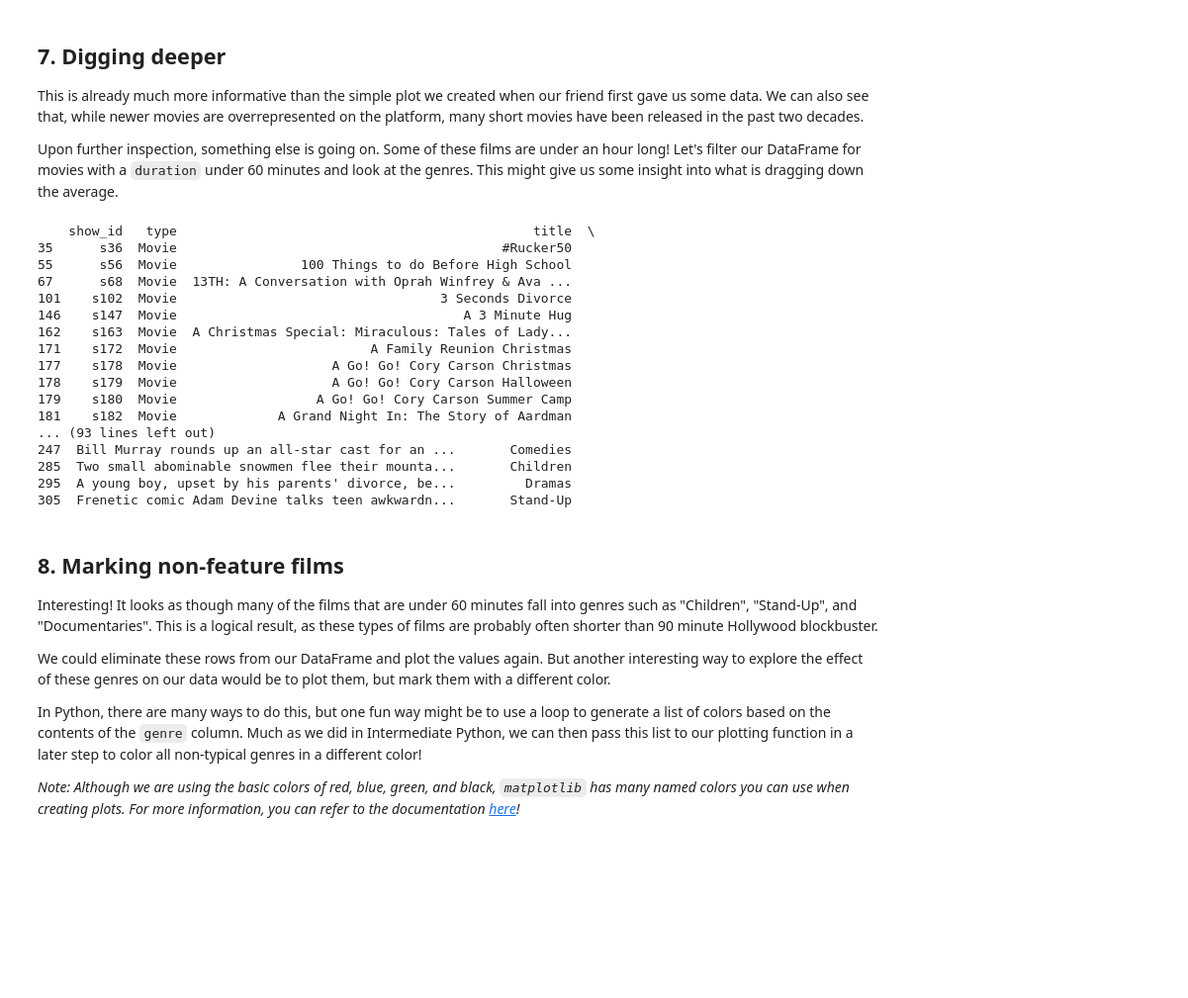
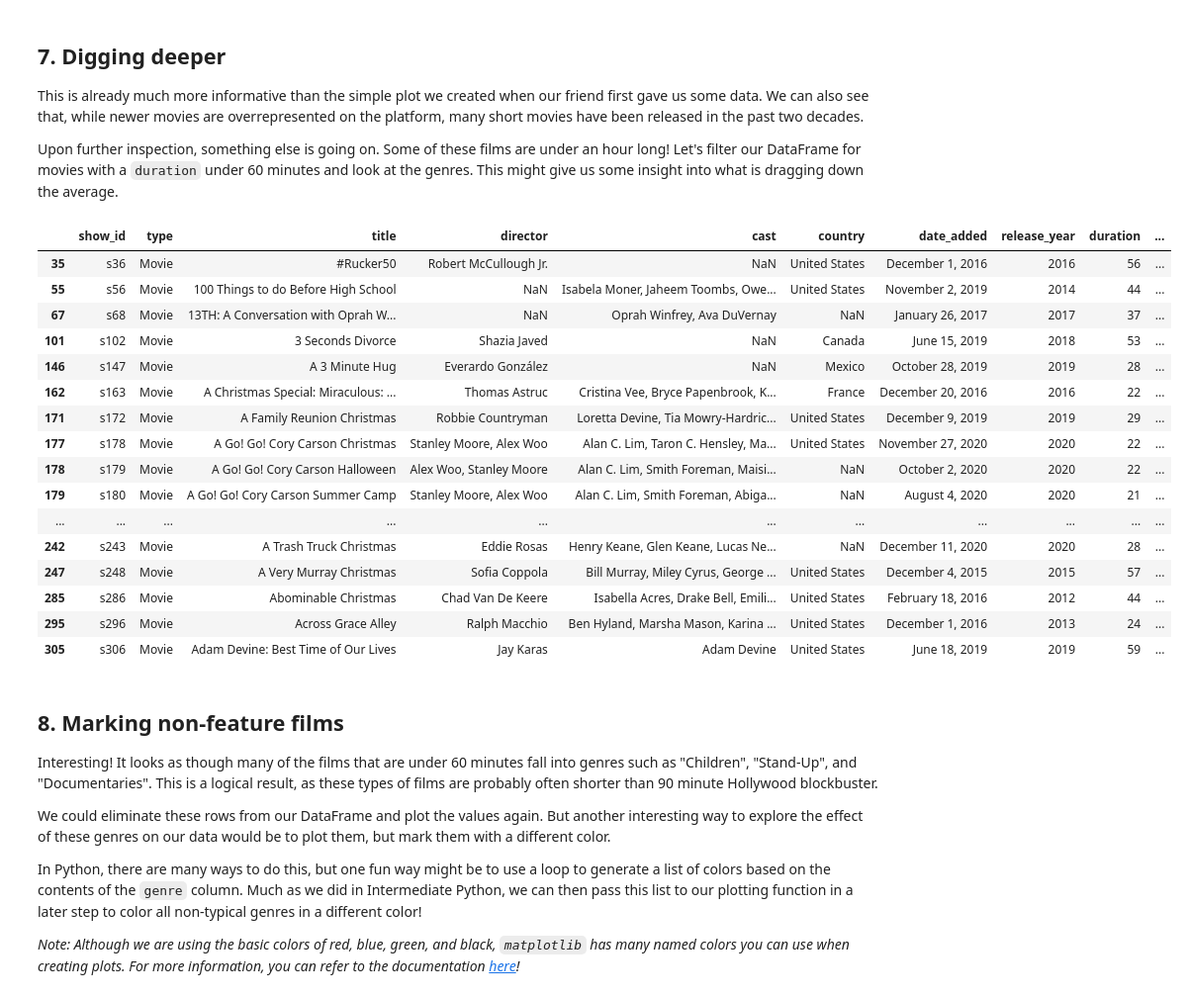
Before and after one commit to Tadeni00/Data_Analysis, a Jupyter notebook: netflix_movies.ipynb, the cells around one changed output. Shown at 99% size. Cells and saved outputs as stored; diff of their text form; code cells hidden in the pictures; blank space fills up the shorter version.

```diff
--- a/netflix_movies.ipynb
+++ b/netflix_movies.ipynb
@@ -145,27 +146,27 @@ Text(0, 0.5, 'Durations')
 # %%
 # Filter for durations shorter than 60 minutes
 short_movies = pd.DataFrame(netflix_df[(netflix_df['type'] == 'Movie') & (netflix_df['duration'] < 60)])
 
 # Print the first 20 rows of short_movies
-print(short_movies.head(20))
+short_movies.head(20)
 # %% [output]
-    show_id   type                                              title  \
-35      s36  Movie                                          #Rucker50
-55      s56  Movie                100 Things to do Before High School
-67      s68  Movie  13TH: A Conversation with Oprah Winfrey & Ava ...
-101    s102  Movie                                  3 Seconds Divorce
-146    s147  Movie                                     A 3 Minute Hug
-162    s163  Movie  A Christmas Special: Miraculous: Tales of Lady...
-171    s172  Movie                         A Family Reunion Christmas
-177    s178  Movie                    A Go! Go! Cory Carson Christmas
-178    s179  Movie                    A Go! Go! Cory Carson Halloween
-179    s180  Movie                  A Go! Go! Cory Carson Summer Camp
-181    s182  Movie             A Grand Night In: The Story of Aardman
-... (93 lines left out)
-247  Bill Murray rounds up an all-star cast for an ...       Comedies
-285  Two small abominable snowmen flee their mounta...       Children
-295  A young boy, upset by his parents' divorce, be...         Dramas
-305  Frenetic comic Adam Devine talks teen awkwardn...       Stand-Up
+|  | show_id | type | title | director | cast | country | date_added | release_year | duration | ... |
+| 35 | s36 | Movie | #Rucker50 | Robert McCullough Jr. | NaN | United States | December 1, 2016 | 2016 | 56 | ... |
+| 55 | s56 | Movie | 100 Things to do Before High School | NaN | Isabela Moner, Jaheem Toombs, Owe... | United States | November 2, 2019 | 2014 | 44 | ... |
+| 67 | s68 | Movie | 13TH: A Conversation with Oprah W... | NaN | Oprah Winfrey, Ava DuVernay | NaN | January 26, 2017 | 2017 | 37 | ... |
+| 101 | s102 | Movie | 3 Seconds Divorce | Shazia Javed | NaN | Canada | June 15, 2019 | 2018 | 53 | ... |
+| 146 | s147 | Movie | A 3 Minute Hug | Everardo González | NaN | Mexico | October 28, 2019 | 2019 | 28 | ... |
+| 162 | s163 | Movie | A Christmas Special: Miraculous: ... | Thomas Astruc | Cristina Vee, Bryce Papenbrook, K... | France | December 20, 2016 | 2016 | 22 | ... |
+| 171 | s172 | Movie | A Family Reunion Christmas | Robbie Countryman | Loretta Devine, Tia Mowry-Hardric... | United States | December 9, 2019 | 2019 | 29 | ... |
+| 177 | s178 | Movie | A Go! Go! Cory Carson Christmas | Stanley Moore, Alex Woo | Alan C. Lim, Taron C. Hensley, Ma... | United States | November 27, 2020 | 2020 | 22 | ... |
+| 178 | s179 | Movie | A Go! Go! Cory Carson Halloween | Alex Woo, Stanley Moore | Alan C. Lim, Smith Foreman, Maisi... | NaN | October 2, 2020 | 2020 | 22 | ... |
+| 179 | s180 | Movie | A Go! Go! Cory Carson Summer Camp | Stanley Moore, Alex Woo | Alan C. Lim, Smith Foreman, Abiga... | NaN | August 4, 2020 | 2020 | 21 | ... |
+| ... | ... | ... | ... | ... | ... | ... | ... | ... | ... | ... |
+| 242 | s243 | Movie | A Trash Truck Christmas | Eddie Rosas | Henry Keane, Glen Keane, Lucas Ne... | NaN | December 11, 2020 | 2020 | 28 | ... |
+| 247 | s248 | Movie | A Very Murray Christmas | Sofia Coppola | Bill Murray, Miley Cyrus, George ... | United States | December 4, 2015 | 2015 | 57 | ... |
+| 285 | s286 | Movie | Abominable Christmas | Chad Van De Keere | Isabella Acres, Drake Bell, Emili... | United States | February 18, 2016 | 2012 | 44 | ... |
+| 295 | s296 | Movie | Across Grace Alley | Ralph Macchio | Ben Hyland, Marsha Mason, Karina ... | United States | December 1, 2016 | 2013 | 24 | ... |
+| 305 | s306 | Movie | Adam Devine: Best Time of Our Lives | Jay Karas | Adam Devine | United States | June 18, 2019 | 2019 | 59 | ... |
 # %% [markdown]
 ## 8. Marking non-feature films
 <p>Interesting! It looks as though many of the films that are under 60 minutes fall into genres such as "Children", "Stand-Up", and "Documentaries". This is a logical result, as these types of films are probably often shorter than 90 minute Hollywood blockbuster. </p>
```
Also changed, not shown: parts of 4 cells of this notebook.
